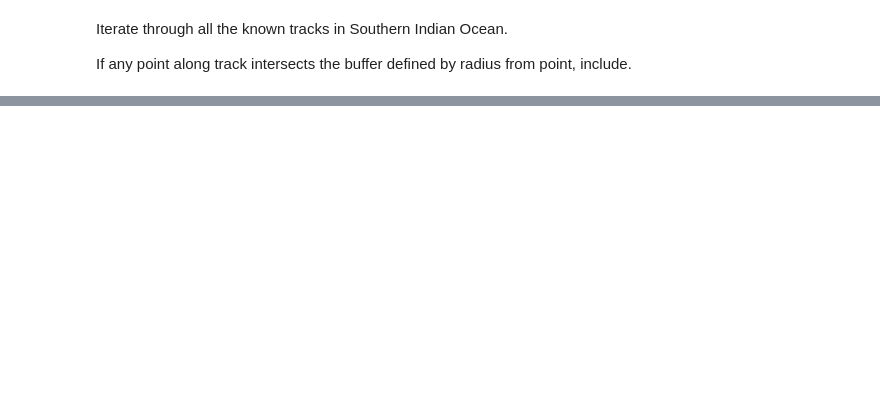
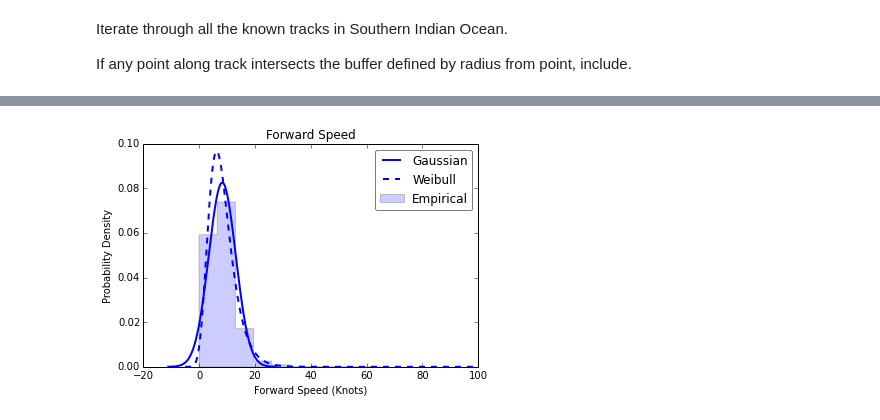
Before and after one commit to brianmckenna/notebooks, a Jupyter notebook: Anadarko - Tropical Cyclone Distributions.ipynb, the cells around one changed output, grey strips where cells are left out. Drawn from its saved outputs; the diff is of its cells as text; code cells hidden in the pictures; blank space fills up the shorter version.

Commit message:
added distributions of forward speed, wind speed and pressure.

```diff
--- a/Anadarko - Tropical Cyclone Distributions.ipynb
+++ b/Anadarko - Tropical Cyclone Distributions.ipynb
@@ -128,0 +142,29 @@ Image('003-tracks.png')
+# %%
+pltscale = 4
+npts = 10000
+plt_idx = 4
+# %%
+fwd_bag = [f for fl in fwds for f in fl]
+fmean = np.mean(fwd_bag); fstd = np.std(fwd_bag)
+fx = np.linspace(fmean-pltscale*fstd,fmean+pltscale*fstd,npts)
+fy = norm.pdf(fx, loc = fmean, scale = fstd)
+fx_weibull = np.linspace(-5,100,npts)
+fwd_weibull_params = exponweib.fit(fwd_bag)
+fy_weibull = exponweib.pdf(fx_weibull, *fwd_weibull_params)
+
+plt.figure()
+plt.plot(fx,fy,'b-',linewidth=2, label='Gaussian')
+plt.title('Forward Speed')
+ax = plt.gca()
+ax.hist(fwd_bag, normed=True, histtype='stepfilled', alpha=0.2, label='Empirical')
+plt.plot(fx_weibull, fy_weibull,'b--', linewidth=2, label='Weibull')
+
+leg = ax.legend(loc='best',fancybox=True)
+leg.get_frame().set_alpha(0.5)
+
+plt.xlabel('Forward Speed (Knots)')
+plt.ylabel('Probability Density')
+plt.savefig('{0:03}-fwd-gauss-pdf.png'.format(plt_idx))
+plt_idx+=1
+# %% [output]
+[figure, added]
```
Also changed, not shown: parts of 8 cells of this notebook.
